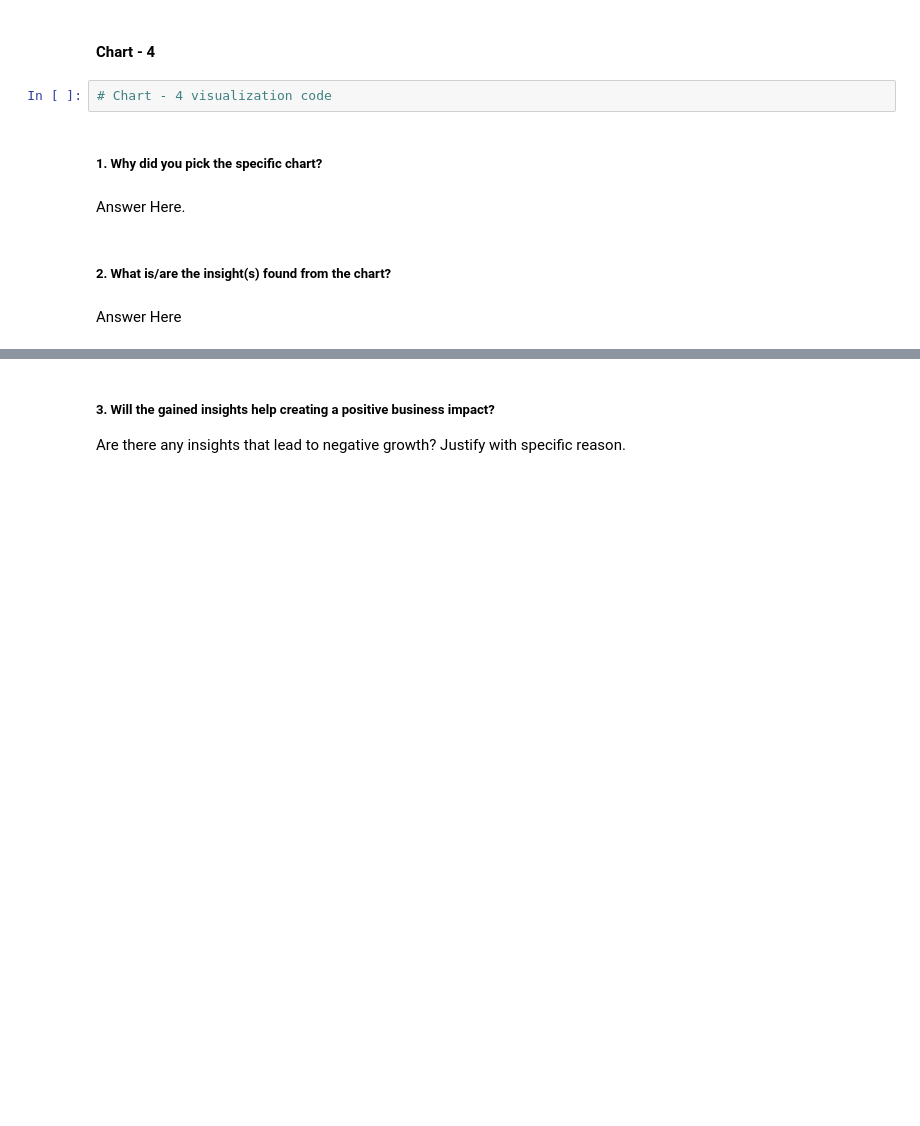
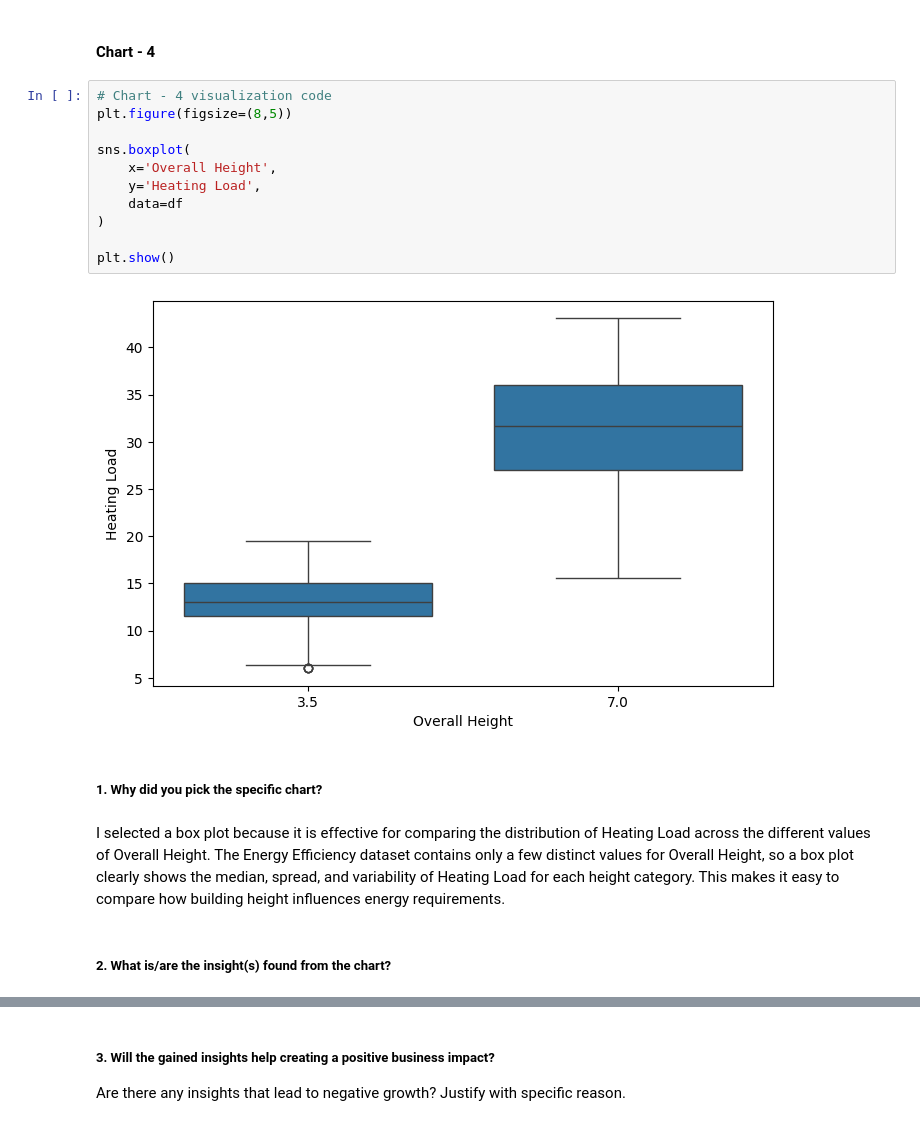
Before and after one commit to sanyam092006/ml_new, a Jupyter notebook: Copy_of_Sample_ML_Submission_Template_new.ipynb, the cells around one changed output, grey strips where cells are left out. Drawn from its saved outputs; the diff is of its cells as text; blank space fills up the shorter version.

```diff
--- a/Copy_of_Sample_ML_Submission_Template_new.ipynb
+++ b/Copy_of_Sample_ML_Submission_Template_new.ipynb
@@ -237,12 +356,21 @@ Answer Here
 # %% [markdown]
 #### Chart - 4
-# %%
-# Chart - 4 visualization code
+# %%
+# Chart - 4 visualization code
+plt.figure(figsize=(8,5))
+
+sns.boxplot(
+    x='Overall Height',
+    y='Heating Load',
+    data=df
+)
+
+plt.show()
+# %% [output]
+[figure, added]
 # %% [markdown]
 ##### 1. Why did you pick the specific chart?
-# %% [markdown]
-Answer Here.
+# %% [markdown]
+I selected a box plot because it is effective for comparing the distribution of Heating Load across the different values of Overall Height. The Energy Efficiency dataset contains only a few distinct values for Overall Height, so a box plot clearly shows the median, spread, and variability of Heating Load for each height category. This makes it easy to compare how building height influences energy requirements.
 # %% [markdown]
 ##### 2. What is/are the insight(s) found from the chart?
-# %% [markdown]
-Answer Here
```
Also changed, not shown: parts of 59 cells of this notebook.
